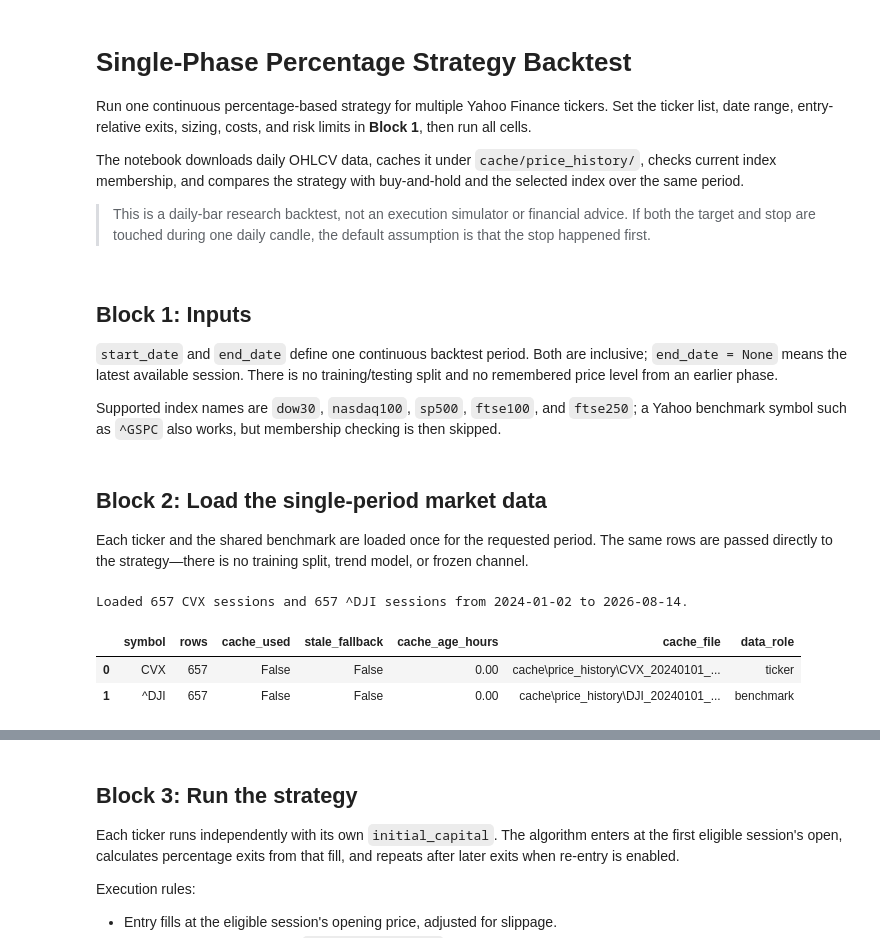
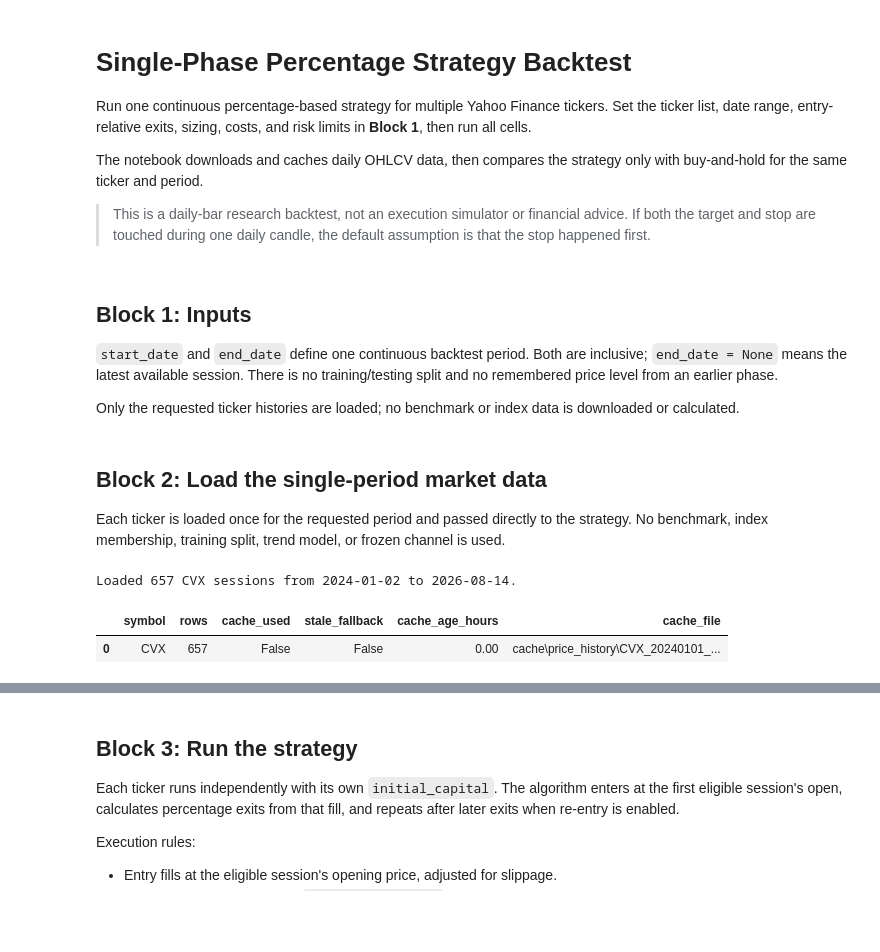
Before and after one commit to tathagata1/stock-analysis, a Jupyter notebook: 04_backtesting.ipynb, the cells around one changed output, grey strips where cells are left out. Drawn from its saved outputs; the diff is of its cells as text; code cells hidden in the pictures; blank space fills up the shorter version.

```diff
--- a/04_backtesting.ipynb
+++ b/04_backtesting.ipynb
@@ -3,7 +3,7 @@
 
 Run one continuous percentage-based strategy for multiple Yahoo Finance tickers. Set the ticker list, date range, entry-relative exits, sizing, costs, and risk limits in **Block 1**, then run all cells.
 
-The notebook downloads daily OHLCV data, caches it under `cache/price_history/`, checks current index membership, and compares the strategy with buy-and-hold and the selected index over the same period.
+The notebook downloads and caches daily OHLCV data, then compares the strategy only with buy-and-hold for the same ticker and period.
 
 > This is a daily-bar research backtest, not an execution simulator or financial advice. If both the target and stop are touched during one daily candle, the default assumption is that the stop happened first.
 # %%
@@ -27,7 +27,7 @@ pd.options.display.float_format = "{:,.2f}".format
 
 `start_date` and `end_date` define one continuous backtest period. Both are inclusive; `end_date = None` means the latest available session. There is no training/testing split and no remembered price level from an earlier phase.
 
-Supported index names are `dow30`, `nasdaq100`, `sp500`, `ftse100`, and `ftse250`; a Yahoo benchmark symbol such as `^GSPC` also works, but membership checking is then skipped.
+Only the requested ticker histories are loaded; no benchmark or index data is downloaded or calculated.
 # %%
 # Instruments and single backtest period
 ticker = ["CVX"]  # Each ticker gets an independent backtest and its own initial_capital.
@@ -73,63 +70,53 @@ save_chart = False              # True saves each chart under output/ in additio
 # %% [markdown]
 ## Block 2: Load the single-period market data
 
-Each ticker and the shared benchmark are loaded once for the requested period. The same rows are passed directly to the strategy—there is no training split, trend model, or frozen channel.
+Each ticker is loaded once for the requested period and passed directly to the strategy. No benchmark, index membership, training split, trend model, or frozen channel is used.
 # %%
 normalized_tickers = list(dict.fromkeys(
     str(symbol).strip().upper()
     for symbol in ticker
     if symbol is not None and str(symbol).strip()
 ))
 if not normalized_tickers:
     raise ValueError("ticker must contain at least one valid symbol")
 
 start_ts = pd.Timestamp(start_date).normalize()
 end_ts = (
     pd.Timestamp.today().normalize()
     if end_date is None
     else pd.Timestamp(end_date).normalize()
 )
 if end_ts < start_ts:
     raise ValueError("end_date must be on or after start_date")
 
-market_data_by_ticker = load_multiple_backtest_market_data(
-    tickers=normalized_tickers,
-    index_name=index_name,
-    start_date=start_date,
-    end_date=end_date,
-    cache_dir=cache_dir,
-    cache_max_age_hours=cache_max_age_hours,
-    refresh_price_cache=refresh_price_cache,
-    check_index_membership=check_index_membership,
-)
-
+market_data_by_ticker = {}
 cache_rows = []
-membership_rows = []
 
 for current_ticker in normalized_tickers:
-    market_data = market_data_by_ticker[current_ticker]
-    if market_data["price_history"].empty:
+    price_history, cache_meta = load_price_history_cached(
+        symbol=current_ticker,
+        start=start_date,
+        end=end_date,
+        cache_root=cache_dir,
+        max_age_hours=cache_max_age_hours,
+        force_refresh=refresh_price_cache,
+    )
+    if price_history.empty:
         raise ValueError(f"{current_ticker} has no rows in the selected period")
 
-    ticker_cache_row = dict(market_data["ticker_cache_meta"])
-    ticker_cache_row["data_role"] = "ticker"
-    cache_rows.append(ticker_cache_row)
-    membership_row = dict(market_data["membership"])
-    membership_row.setdefault("ticker", current_ticker)
-    membership_rows.append(membership_row)
-
-    print(market_data["load_message"])
-
-benchmark_cache_row = dict(
-    market_data_by_ticker[normalized_tickers[0]]["benchmark_cache_meta"]
-)
-benchmark_cache_row["data_role"] = "benchmark"
-cache_rows.append(benchmark_cache_row)
+    market_data_by_ticker[current_ticker] = {
+        "price_history": price_history,
+        "ticker_cache_meta": cache_meta,
+    }
+    cache_rows.append(dict(cache_meta))
+    print(
+        f"Loaded {len(price_history):,} {current_ticker} sessions from "
+        f"{price_history['Date'].min():%Y-%m-%d} to "
+        f"{price_history['Date'].max():%Y-%m-%d}."
+    )
 
 display(pd.DataFrame(cache_rows))
-display(pd.DataFrame(membership_rows))
 # %% [output]
-Loaded 657 CVX sessions and 657 ^DJI sessions from 2024-01-02 to 2026-08-14.
+Loaded 657 CVX sessions from 2024-01-02 to 2026-08-14.
-|  | symbol | rows | cache_used | stale_fallback | cache_age_hours | cache_file | data_role |
-| 0 | CVX | 657 | False | False | 0.00 | cache\price_history\CVX_20240101_... | ticker |
-| 1 | ^DJI | 657 | False | False | 0.00 | cache\price_history\DJI_20240101_... | benchmark |
+|  | symbol | rows | cache_used | stale_fallback | cache_age_hours | cache_file |
+| 0 | CVX | 657 | False | False | 0.00 | cache\price_history\CVX_20240101_... |
```
Also changed, not shown: parts of 8 cells of this notebook, 3 other files.
